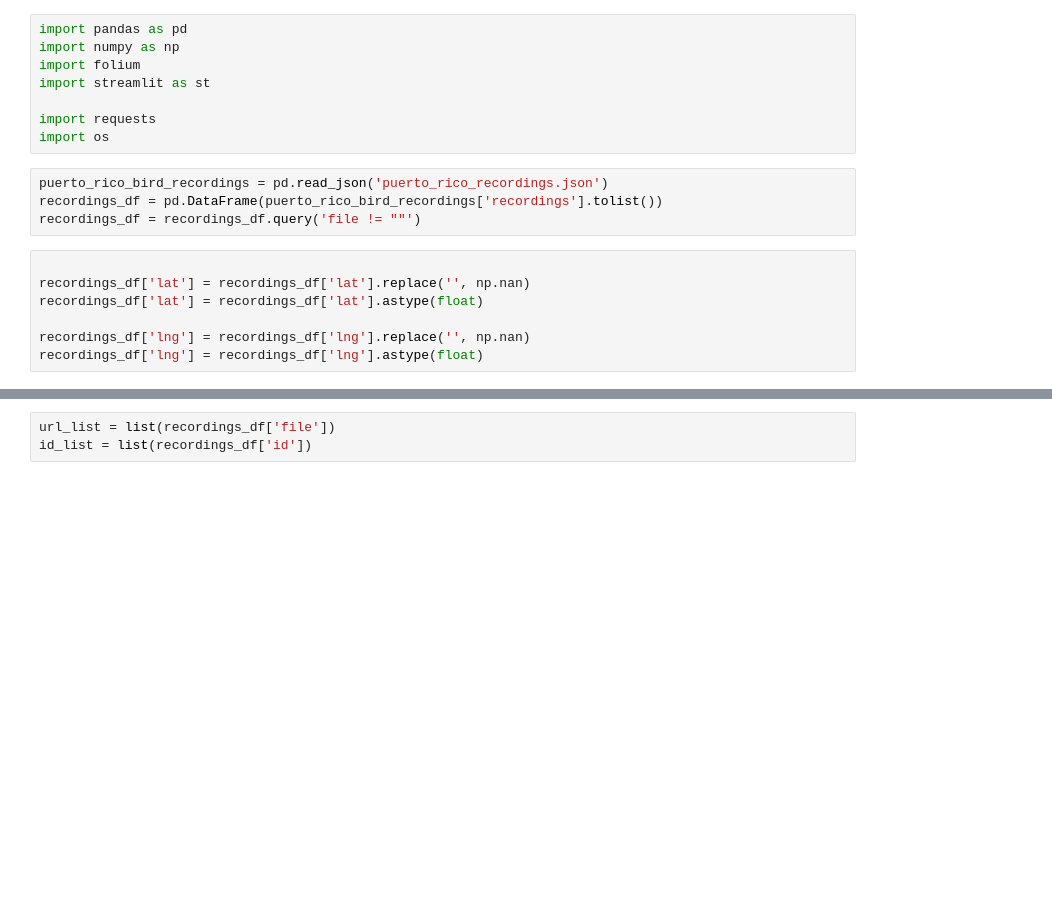
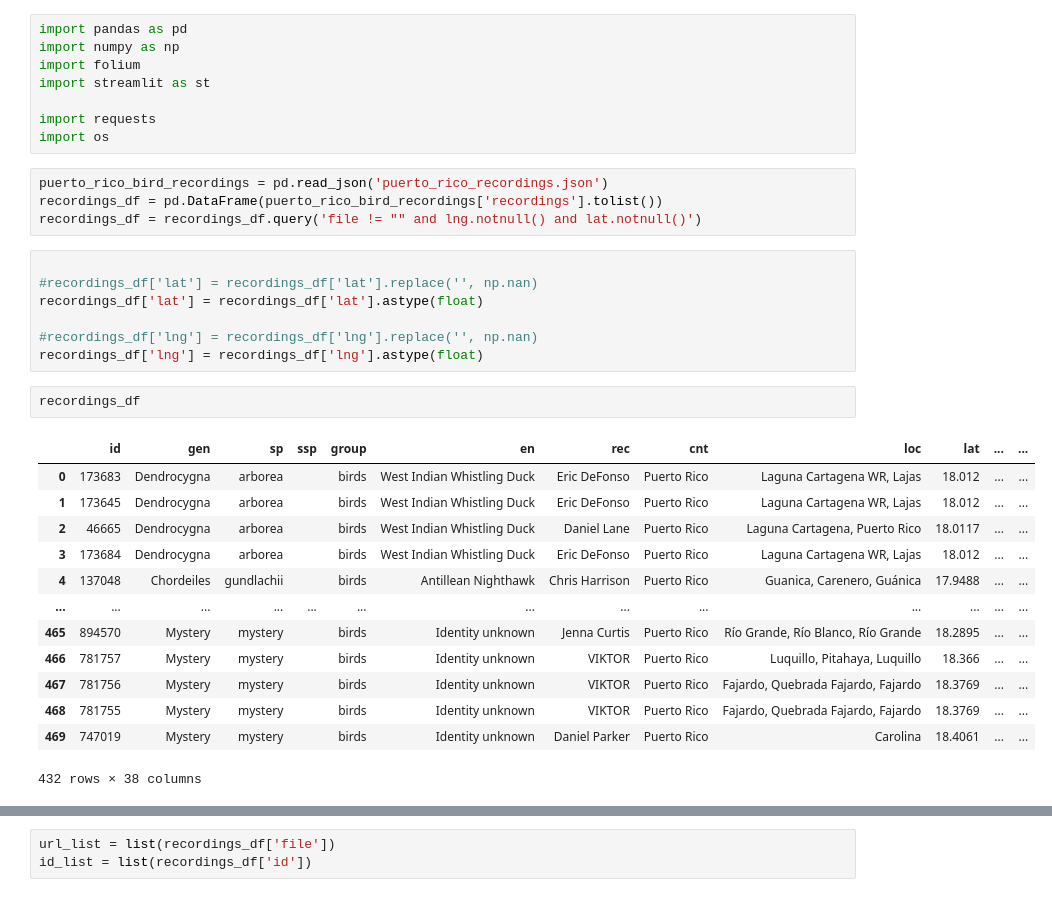
Before and after one commit to rrodzstgo/bird_audio_xeno_canto, a Jupyter notebook: bird_recordings_api.ipynb, the cells around one changed output, grey strips where cells are left out. Saved outputs shown, nothing was run; the diff lists cells and outputs as text; blank space fills up the shorter version.

```diff
--- a/bird_recordings_api.ipynb
+++ b/bird_recordings_api.ipynb
@@ -9,14 +9,30 @@ import os
 # %%
 puerto_rico_bird_recordings = pd.read_json('puerto_rico_recordings.json')
 recordings_df = pd.DataFrame(puerto_rico_bird_recordings['recordings'].tolist())
-recordings_df = recordings_df.query('file != ""')
+recordings_df = recordings_df.query('file != "" and lng.notnull() and lat.notnull()')
 # %%
 
-recordings_df['lat'] = recordings_df['lat'].replace('', np.nan)
+#recordings_df['lat'] = recordings_df['lat'].replace('', np.nan)
 recordings_df['lat'] = recordings_df['lat'].astype(float)
 
-recordings_df['lng'] = recordings_df['lng'].replace('', np.nan)
+#recordings_df['lng'] = recordings_df['lng'].replace('', np.nan)
 recordings_df['lng'] = recordings_df['lng'].astype(float)
+# %%
+recordings_df
+# %% [output]
+|  | id | gen | sp | ssp | group | en | rec | cnt | loc | lat | ... | ... |
+| 0 | 173683 | Dendrocygna | arborea |  | birds | West Indian Whistling Duck | Eric DeFonso | Puerto Rico | Laguna Cartagena WR, Lajas | 18.012 | ... | ... |
+| 1 | 173645 | Dendrocygna | arborea |  | birds | West Indian Whistling Duck | Eric DeFonso | Puerto Rico | Laguna Cartagena WR, Lajas | 18.012 | ... | ... |
+| 2 | 46665 | Dendrocygna | arborea |  | birds | West Indian Whistling Duck | Daniel Lane | Puerto Rico | Laguna Cartagena, Puerto Rico | 18.0117 | ... | ... |
+| 3 | 173684 | Dendrocygna | arborea |  | birds | West Indian Whistling Duck | Eric DeFonso | Puerto Rico | Laguna Cartagena WR, Lajas | 18.012 | ... | ... |
+| 4 | 137048 | Chordeiles | gundlachii |  | birds | Antillean Nighthawk | Chris Harrison | Puerto Rico | Guanica, Carenero, Guánica | 17.9488 | ... | ... |
+| ... | ... | ... | ... | ... | ... | ... | ... | ... | ... | ... | ... | ... |
+| 465 | 894570 | Mystery | mystery |  | birds | Identity unknown | Jenna Curtis | Puerto Rico | Río Grande, Río Blanco, Río Grande | 18.2895 | ... | ... |
+| 466 | 781757 | Mystery | mystery |  | birds | Identity unknown | VIKTOR | Puerto Rico | Luquillo, Pitahaya, Luquillo | 18.366 | ... | ... |
+| 467 | 781756 | Mystery | mystery |  | birds | Identity unknown | VIKTOR | Puerto Rico | Fajardo, Quebrada Fajardo, Fajardo | 18.3769 | ... | ... |
+| 468 | 781755 | Mystery | mystery |  | birds | Identity unknown | VIKTOR | Puerto Rico | Fajardo, Quebrada Fajardo, Fajardo | 18.3769 | ... | ... |
+| 469 | 747019 | Mystery | mystery |  | birds | Identity unknown | Daniel Parker | Puerto Rico | Carolina | 18.4061 | ... | ... |
+432 rows × 38 columns
 # %%
 
 
```
Also changed, not shown: parts of 12 cells of this notebook, 26 other files.
